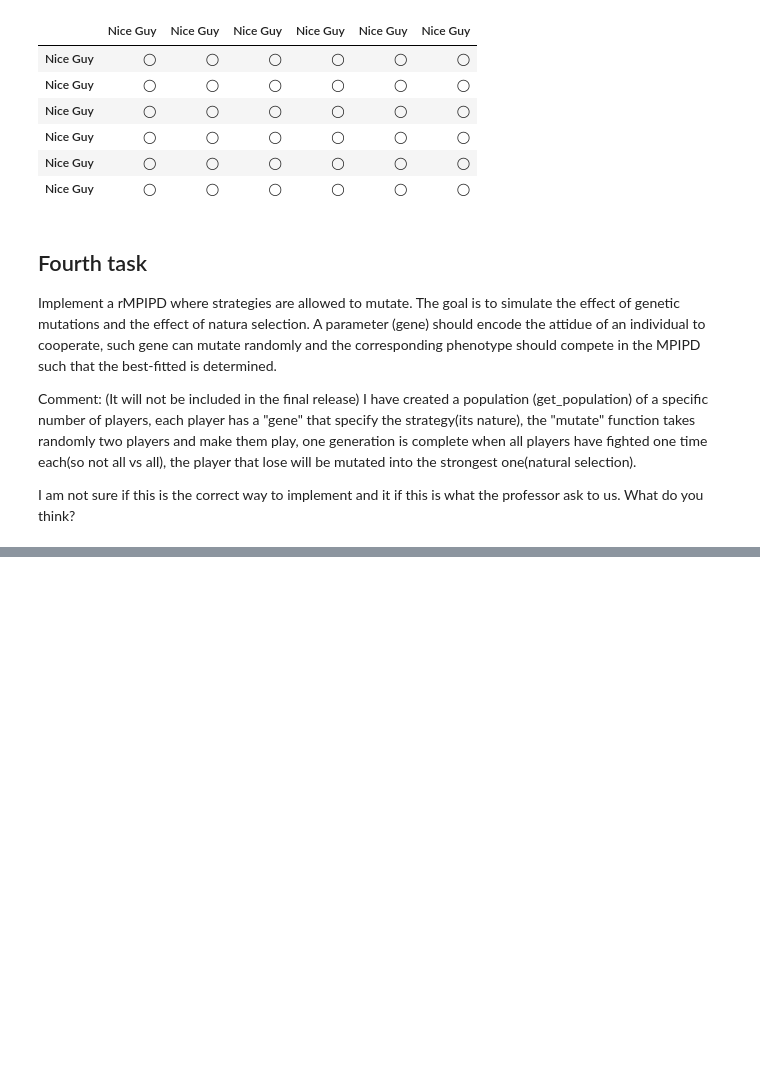
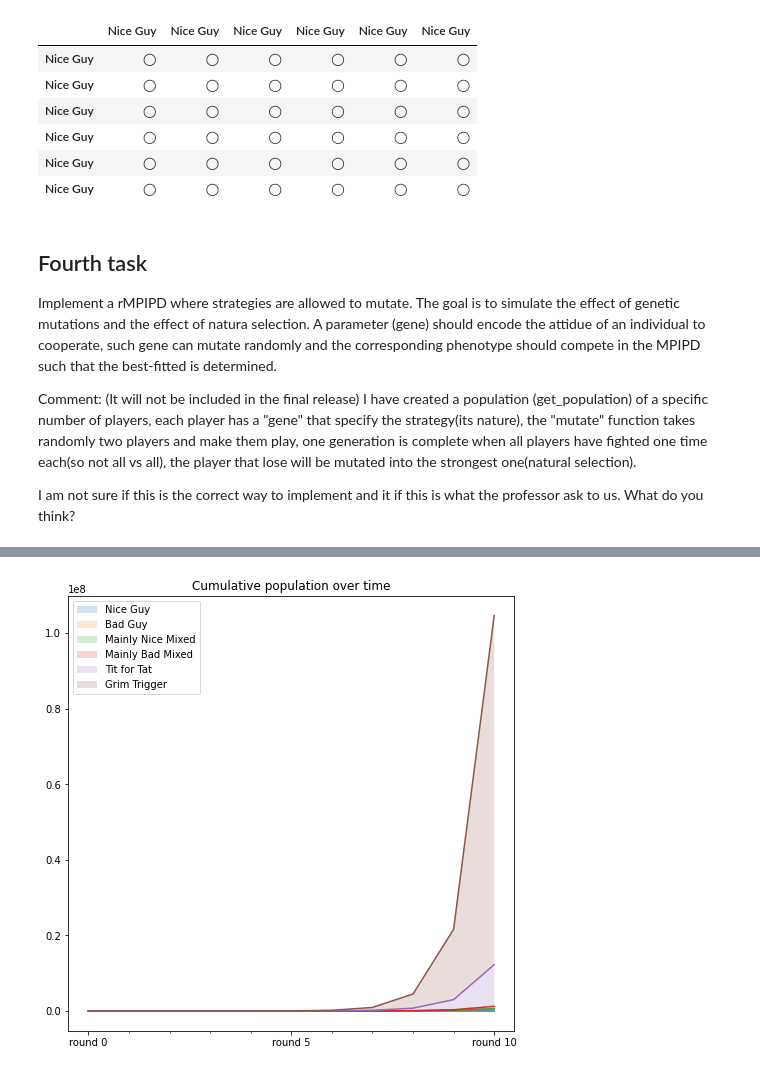
Before and after one commit to nicoladalbello2/HLPProject, a Jupyter notebook: Project.ipynb, the cells around one changed output, grey strips where cells are left out. Drawn from its saved outputs; the diff is of its cells as text; code cells hidden in the pictures; blank space fills up the shorter version.

```diff
--- a/Project.ipynb
+++ b/Project.ipynb
@@ -655,7 +655,8 @@ def print_nice_graph(population_df):
     ax.plot(nice + bad + m_nice+m_bad+ tft + grim)
     grim_area = ax.fill_between(np.arange(len(nice)), nice+ bad+m_nice+m_bad+tft, nice + bad + m_nice+m_bad+tft+grim, alpha=0.2)
     areas =[nice_area, bad_area, mnice_area, mbad_area, tft_area, grim_area]
-    for a, l in zip(areas, population_df.columns):
+    names = ['Nice Guy', 'Bad Guy', 'Mainly Nice Mixed', 'Mainly Bad Mixed', 'Tit for Tat', 'Grim Trigger']
+    for a, l in zip(areas, names):
         a.set_label(l)
     ax.legend(loc='upper left')
     plt.show()
@@ -1070,0 +1081,76 @@ Generation:  3
+# %%
+# They are ordered from the nicest to the baddest
+strategies = [nice_guy, mainly_nice_mixed, tit_for_tat, grim_trigger, mainly_bad_mixed, bad_guy]
+strategy_labels = ["Nice Guy", "Mainly Nice Mixed", "Tit for Tat", "Grim Trigger", "Mainly Bad Mixed", "Bad Guy"]
+round_rob = simplified_round_robin(strategies, strategy_labels, n)
+
+population_df = pd.DataFrame(10*np.ones((1,len(strategies)), dtype=int), columns=strategy_labels, index=['round 0'])
+mutation_chance = 0.005
+
+def die(next_round, number, index):
+    next_round[0, index] -= number
+    if next_round[0, index] < 0:
+        next_round[0, index] = 0
+    return next_round
+
+def survive(next_round, number, index):
+    return next_round
+
+def duplicate(next_round, number, index):
+    random_mutation = np.random.random(number)
+    unique, counts = np.unique((random_mutation < mutation_chance), return_counts=True)
+    left_mutation = 0
+    if True in unique:
+        left_mutation = dict(zip(unique, counts))[True]
+    unique, counts = np.unique((random_mutation > (1-mutation_chance)), return_counts=True)
+    right_mutation = 0
+    if True in unique:
+        right_mutation = dict(zip(unique, counts))[True]
+    if index == 0:
+        next_round[0,1] += right_mutation
+        next_round[0,0] += (number - right_mutation)
+    elif index == 5: #BE CAREFULL
+        next_round[0,4] += left_mutation
+        next_round[0,5] += (number - left_mutation)
+    else:
+        next_round[0,index-1] += left_mutation
+        next_round[0,index+1] += right_mutation
+        next_round[0,index] += (number - right_mutation - left_mutation)
+    return next_round
+
+def create_rr(alive):
+    rr = round_rob.copy()
+    survive_trashold = 0.5*rr.loc[alive, alive].to_numpy().mean()
+    duplicate_trashold = survive_trashold*2.5
+    mask_die = round_rob<=survive_trashold
+    mask_survive = (round_rob>survive_trashold) & (round_rob <= duplicate_trashold)
+    mask_duplicate = round_rob>duplicate_trashold
+    rr[mask_die]=die
+    rr[mask_survive]=survive
+    rr[mask_duplicate]=duplicate
+    return rr
+
+def propagate_natura_selection(population, round):
+    alive = []
+    for i, stra in enumerate(population.columns):
+        if population.iloc[round, i] > 0:
+            alive += [stra, ]
+    if len(alive)<=1:
+        next_round = np.expand_dims(population.iloc[round, :].to_numpy(), axis=0).copy()
+        next_round = pd.DataFrame(next_round, columns=strategy_labels, index=['round '+str(round+1)])
+        return population.append(next_round)
+    rr = create_rr(alive)
+    next_round = np.expand_dims(population.iloc[round, :].to_numpy(), axis=0).copy()
+    for strat_index, strategy_first in enumerate(population.columns):
+        for strategy_second in population.columns:
+            number = population.iloc[round, strat_index].copy()
+            next_round = rr.loc[strategy_first, strategy_second](next_round, number, strat_index)
+    next_round = pd.DataFrame(next_round, columns=strategy_labels, index=['round '+str(round+1)])
+    return population.append(next_round)
+
+for i in range(10):
+    population_df = propagate_natura_selection(population_df, i)
+print_nice_graph(population_df)
+population_df
+# %% [output]
+[figure, added]
```
Also changed, not shown: parts of 9 cells of this notebook.
